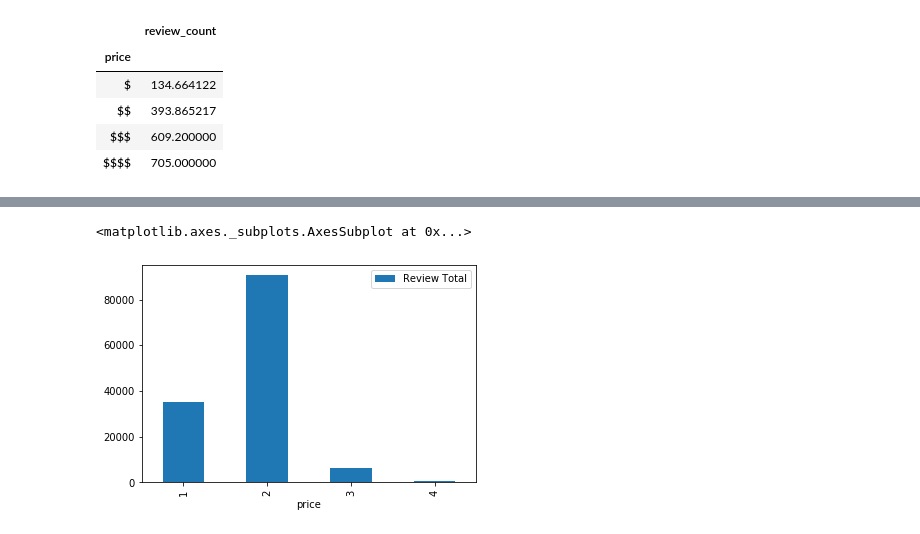
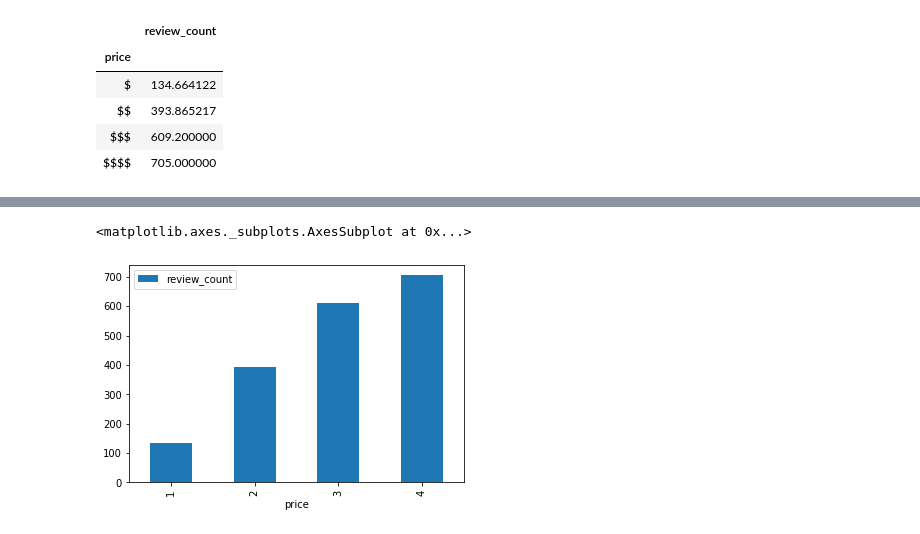
Before and after one commit to ashamabee/Project1, a Jupyter notebook: Project_work_Alex.ipynb, the cells around one changed output, grey strips where cells are left out. Drawn from its saved outputs; the diff is of its cells as text; code cells hidden in the pictures.

Commit message:
Alexander's project work

```diff
--- a/Project_work_Alex.ipynb
+++ b/Project_work_Alex.ipynb
@@ -42,7 +43,7 @@ mergeddf1.drop_duplicates('id')
 # %%
 mergeddf1.to_csv('projectdata.csv', index=False)
 # %%
-filepath = "../projectwork/Project1/Final_Yelp_Data.csv"
+filepath = "Project1/Final_Yelp_Data.csv"
 yelpdf = pd.read_csv(filepath)
 # %%
 yelpdf
@@ -133,7 +127,7 @@ pricedf2
 # %%
-pricedf2.rename(columns={"review_count":"Review Total"} )
-pricedf2.rename({'$':1, '$$':2, '$$$':3, '$$$$':4}, inplace=True)
-pricedf2.plot.bar()
+pricereview.rename(columns={"review_count":"Review Average"})
+pricereview.rename({'$':1, '$$':2, '$$$':3, '$$$$':4}, inplace=True)
+pricereview.plot.bar()
 # %% [output]
 <matplotlib.axes._subplots.AxesSubplot at 0x...>
-[figure, old version]
+[figure, new version]
```
Also changed, not shown: parts of 10 cells of this notebook.
